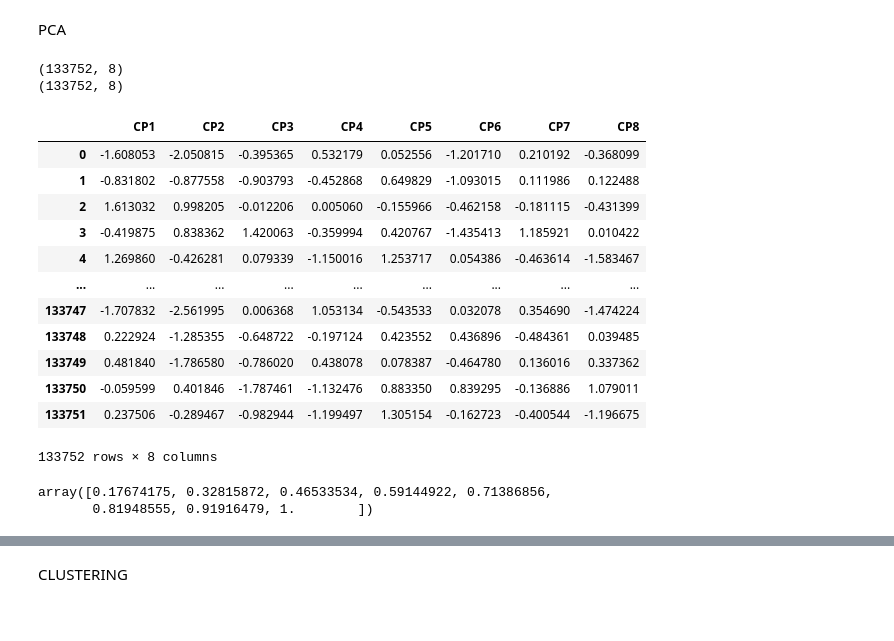
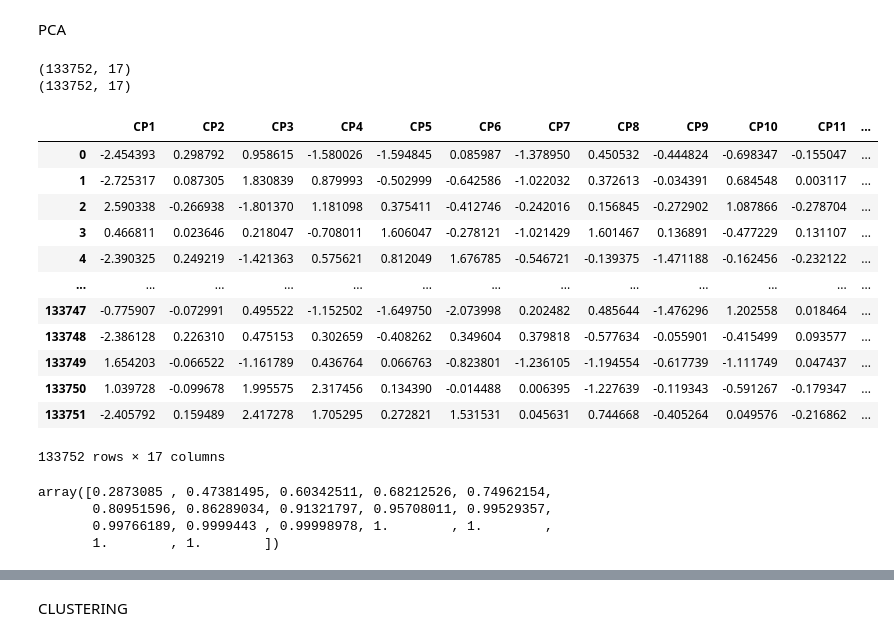
Before and after one commit to ivanmorales22/proyecto_final_aem, a Jupyter notebook: proyecto_final_aem.ipynb, the cells around one changed output, grey strips where cells are left out. Saved outputs shown, nothing was run; the diff lists cells and outputs as text; code cells hidden in the pictures.

```diff
--- a/proyecto_final_aem.ipynb
+++ b/proyecto_final_aem.ipynb
@@ -312,7 +314,10 @@ from sklearn.preprocessing import StandardScaler
+# %%
+X = datos.drop(columns=['class'], axis=1)
+Y = datos['class']
 # %%
 
 # 1. Dividir datos
-X_train, X_test, y_train, y_test = train_test_split(X_selected, y, stratify=y, random_state=42)
+X_train, X_test, y_train, y_test = train_test_split(X, Y, stratify=Y, random_state=42)
 
 # 2. Aplicar SMOTE solo al conjunto de entrenamiento
 smote = SMOTE(random_state=42)
@@ -329,26 +334,26 @@ X_test_transformada = pca.transform(X_test_scaled)
 print(X_train_scaled.shape)
 print(X_train_transformada.shape)
 # %% [output]
-(133752, 8)
-(133752, 8)
+(133752, 17)
+(133752, 17)
 # %%
-X_train_transformed = pd.DataFrame(X_train_transformada, columns = ['CP1','CP2','CP3','CP4','CP5','CP6','CP7','CP8'])
-X_test_transformed = pd.DataFrame(X_test_transformada, columns = ['CP1','CP2','CP3','CP4','CP5','CP6','CP7','CP8'])
+X_train_transformed = pd.DataFrame(X_train_transformada, columns = ['CP1','CP2','CP3','CP4','CP5','CP6','CP7','CP8','CP9','CP10','CP11','CP12','CP13','CP14','CP15','CP16', 'CP17'])
+X_test_transformed = pd.DataFrame(X_test_transformada, columns = ['CP1','CP2','CP3','CP4','CP5','CP6','CP7','CP8','CP9','CP10','CP11','CP12','CP13','CP14','CP15','CP16', 'CP17'])
 X_train_transformed
 # %% [output]
-|  | CP1 | CP2 | CP3 | CP4 | CP5 | CP6 | CP7 | CP8 |
-| 0 | -1.608053 | -2.050815 | -0.395365 | 0.532179 | 0.052556 | -1.201710 | 0.210192 | -0.368099 |
-| 1 | -0.831802 | -0.877558 | -0.903793 | -0.452868 | 0.649829 | -1.093015 | 0.111986 | 0.122488 |
-| 2 | 1.613032 | 0.998205 | -0.012206 | 0.005060 | -0.155966 | -0.462158 | -0.181115 | -0.431399 |
-| 3 | -0.419875 | 0.838362 | 1.420063 | -0.359994 | 0.420767 | -1.435413 | 1.185921 | 0.010422 |
-| 4 | 1.269860 | -0.426281 | 0.079339 | -1.150016 | 1.253717 | 0.054386 | -0.463614 | -1.583467 |
-| ... | ... | ... | ... | ... | ... | ... | ... | ... |
-| 133747 | -1.707832 | -2.561995 | 0.006368 | 1.053134 | -0.543533 | 0.032078 | 0.354690 | -1.474224 |
-| 133748 | 0.222924 | -1.285355 | -0.648722 | -0.197124 | 0.423552 | 0.436896 | -0.484361 | 0.039485 |
-| 133749 | 0.481840 | -1.786580 | -0.786020 | 0.438078 | 0.078387 | -0.464780 | 0.136016 | 0.337362 |
-| 133750 | -0.059599 | 0.401846 | -1.787461 | -1.132476 | 0.883350 | 0.839295 | -0.136886 | 1.079011 |
-| 133751 | 0.237506 | -0.289467 | -0.982944 | -1.199497 | 1.305154 | -0.162723 | -0.400544 | -1.196675 |
+|  | CP1 | CP2 | CP3 | CP4 | CP5 | CP6 | CP7 | CP8 | CP9 | CP10 | CP11 | ... |
+| 0 | -2.454393 | 0.298792 | 0.958615 | -1.580026 | -1.594845 | 0.085987 | -1.378950 | 0.450532 | -0.444824 | -0.698347 | -0.155047 | ... |
+| 1 | -2.725317 | 0.087305 | 1.830839 | 0.879993 | -0.502999 | -0.642586 | -1.022032 | 0.372613 | -0.034391 | 0.684548 | 0.003117 | ... |
+| 2 | 2.590338 | -0.266938 | -1.801370 | 1.181098 | 0.375411 | -0.412746 | -0.242016 | 0.156845 | -0.272902 | 1.087866 | -0.278704 | ... |
+| 3 | 0.466811 | 0.023646 | 0.218047 | -0.708011 | 1.606047 | -0.278121 | -1.021429 | 1.601467 | 0.136891 | -0.477229 | 0.131107 | ... |
+| 4 | -2.390325 | 0.249219 | -1.421363 | 0.575621 | 0.812049 | 1.676785 | -0.546721 | -0.139375 | -1.471188 | -0.162456 | -0.232122 | ... |
+| ... | ... | ... | ... | ... | ... | ... | ... | ... | ... | ... | ... | ... |
+| 133747 | -0.775907 | -0.072991 | 0.495522 | -1.152502 | -1.649750 | -2.073998 | 0.202482 | 0.485644 | -1.476296 | 1.202558 | 0.018464 | ... |
+| 133748 | -2.386128 | 0.226310 | 0.475153 | 0.302659 | -0.408262 | 0.349604 | 0.379818 | -0.577634 | -0.055901 | -0.415499 | 0.093577 | ... |
+| 133749 | 1.654203 | -0.066522 | -1.161789 | 0.436764 | 0.066763 | -0.823801 | -1.236105 | -1.194554 | -0.617739 | -1.111749 | 0.047437 | ... |
+| 133750 | 1.039728 | -0.099678 | 1.995575 | 2.317456 | 0.134390 | -0.014488 | 0.006395 | -1.227639 | -0.119343 | -0.591267 | -0.179347 | ... |
+| 133751 | -2.405792 | 0.159489 | 2.417278 | 1.705295 | 0.272821 | 1.531531 | 0.045631 | 0.744668 | -0.405264 | 0.049576 | -0.216862 | ... |
-133752 rows × 8 columns
+133752 rows × 17 columns
 # %%
 #%% Validate the "recommended" PCA's
 w,v = np.linalg.eig(pca.get_covariance()) # Get vectors for covariance matrix
@@ -358,5 +363,7 @@ porcentaje = w[indx]/np.sum(w) # convert to %
 porcent_acum = np.cumsum(porcentaje) # Accumulate
 porcent_acum
 # %% [output]
-array([0.17674175, 0.32815872, 0.46533534, 0.59144922, 0.71386856,
-       0.81948555, 0.91916479, 1.        ])
+array([0.2873085 , 0.47381495, 0.60342511, 0.68212526, 0.74962154,
+       0.80951596, 0.86289034, 0.91321797, 0.95708011, 0.99529357,
+       0.99766189, 0.9999443 , 0.99998978, 1.        , 1.        ,
+       1.        , 1.        ])
```
Also changed, not shown: parts of 58 cells of this notebook.
